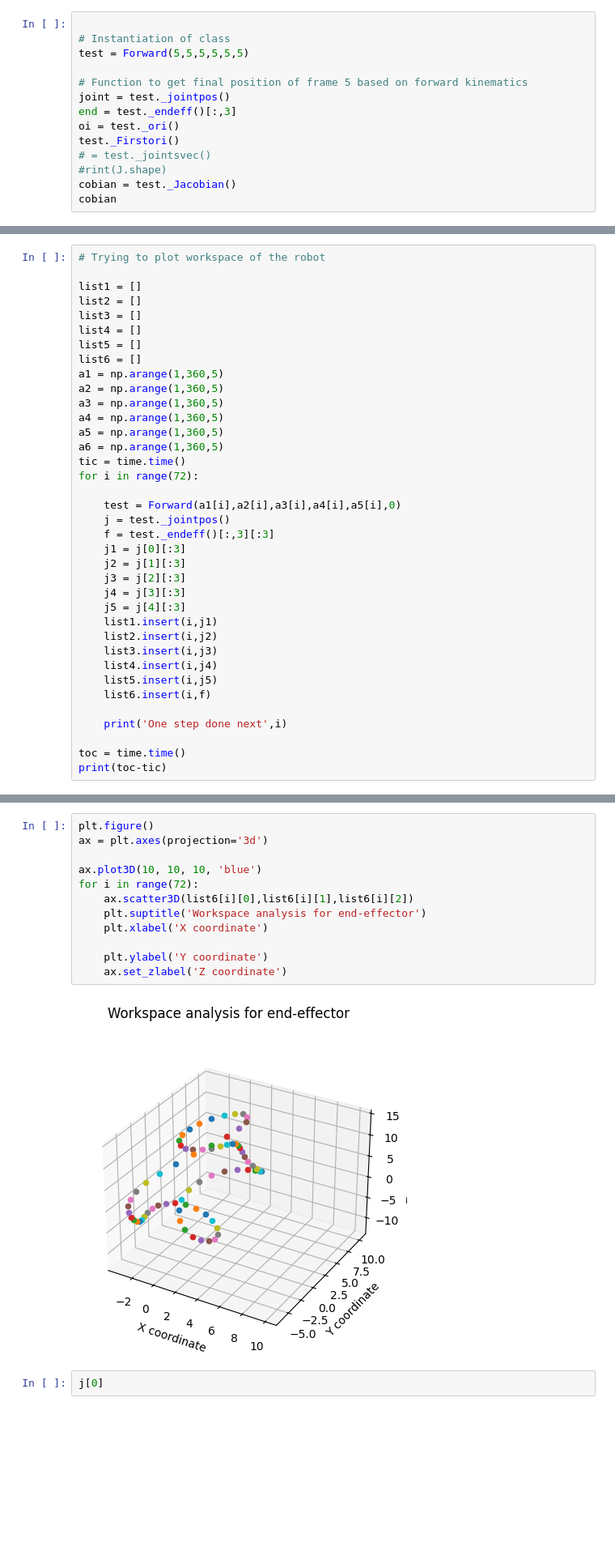
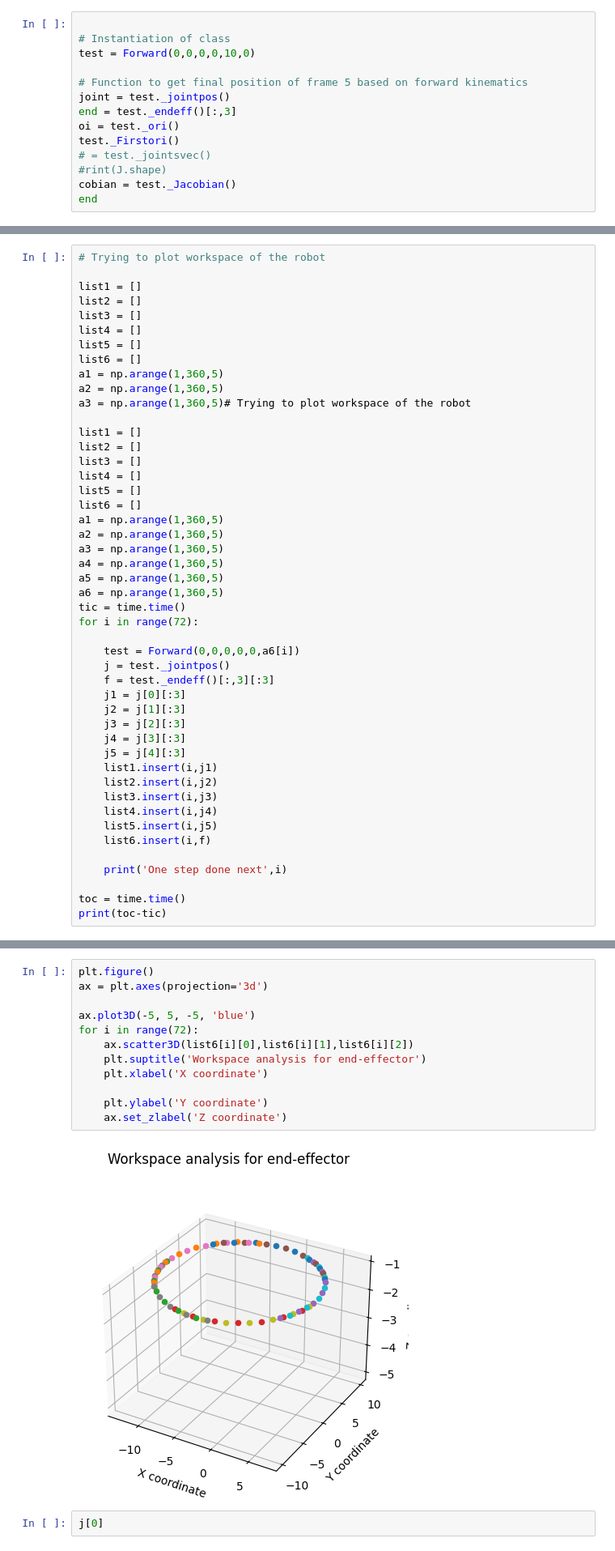
Before and after one commit to Abhimanyu-0/Xarm-6-robot, a Jupyter notebook: FOR Project.ipynb, the cells around one changed output, grey strips where cells are left out. Shown at 81% size. Drawn from its saved outputs; the diff is of its cells as text; blank space fills up the shorter version.

```diff
--- a/FOR Project.ipynb
+++ b/FOR Project.ipynb
@@ -234,7 +250,7 @@ T7 = ex._desiredT()
 # %%
 
 # Instantiation of class
-test = Forward(5,5,5,5,5,5)
+test = Forward(0,0,0,0,10,0)
 
 # Function to get final position of frame 5 based on forward kinematics
 joint = test._jointpos()
@@ -244,5 +260,5 @@ test._Firstori()
 # = test._jointsvec()
 #rint(J.shape)
 cobian = test._Jacobian()
-cobian
+end
 # %% [output]
@@ -261,5 +270,15 @@ array([[-6.57746350e-01, -6.57746350e-01,  4.38053112e+00,
 # %%
 # Trying to plot workspace of the robot
+
+list1 = []
+list2 = []
+list3 = []
+list4 = []
+list5 = []
+list6 = []
+a1 = np.arange(1,360,5)
+a2 = np.arange(1,360,5)
+a3 = np.arange(1,360,5)# Trying to plot workspace of the robot
 
 list1 = []
 list2 = []
@@ -276,7 +295,7 @@ a6 = np.arange(1,360,5)
 tic = time.time()
 for i in range(72):
 
-    test = Forward(a1[i],a2[i],a3[i],a4[i],a5[i],0)
+    test = Forward(0,0,0,0,0,a6[i])
     j = test._jointpos()
     f = test._endeff()[:,3][:3]
     j1 = j[0][:3]
@@ -316,17 +335,17 @@ One step done next 71
 # %%
 plt.figure()
 ax = plt.axes(projection='3d')
 
-ax.plot3D(10, 10, 10, 'blue')
+ax.plot3D(-5, 5, -5, 'blue')
 for i in range(72):
     ax.scatter3D(list6[i][0],list6[i][1],list6[i][2])
     plt.suptitle('Workspace analysis for end-effector')
     plt.xlabel('X coordinate')
 
     plt.ylabel('Y coordinate')
     ax.set_zlabel('Z coordinate')
 # %% [output]
-[figure, old version]
+[figure, new version]
 # %%
 j[0]
 # %% [output]
```
Also changed, not shown: parts of 39 cells of this notebook, 1 other file.
